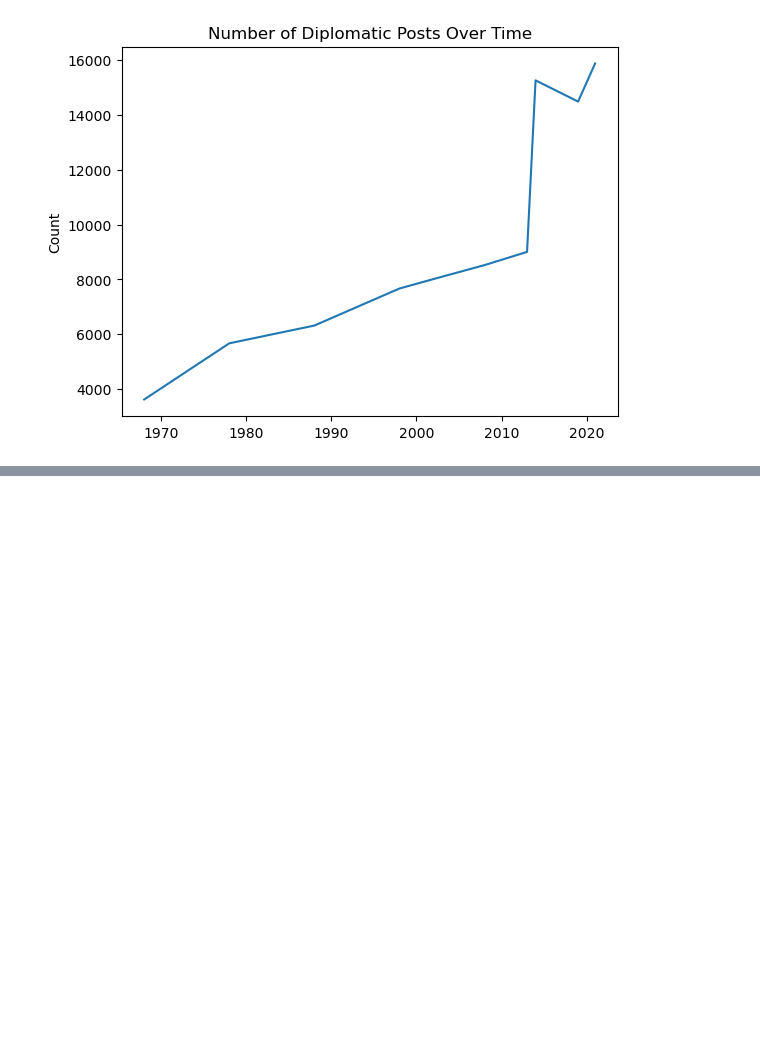
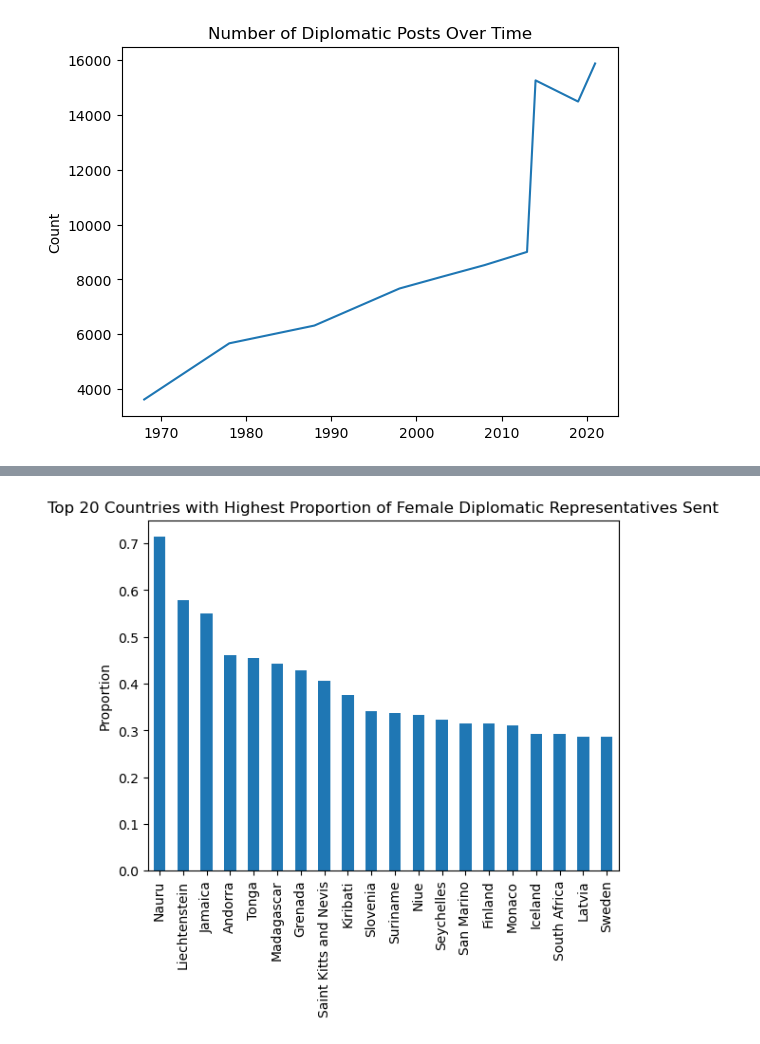
Before and after one commit to raj-rajat/Gender-and-Diplomatic-Representation, a Jupyter notebook: gender-and-diplomatic-representation.ipynb, the cells around one changed output, grey strips where cells are left out. Cells and saved outputs as stored; diff of their text form; code cells hidden in the pictures; blank space fills up the shorter version.

```diff
--- a/gender-and-diplomatic-representation.ipynb
+++ b/gender-and-diplomatic-representation.ipynb
@@ -363,0 +393,19 @@ plt.show()
+# %%
+# Group by the sending country and gender, and count the number of records for each group
+gender_counts_by_sending_country = df.groupby(['cname_send', 'gender_label']).size()
+
+# Calculate the total number of representatives sent by each country
+total_counts_by_sending_country = df['cname_send'].value_counts()
+
+# Calculate the proportion of female representatives sent by each country
+proportion_female_by_sending_country = gender_counts_by_sending_country[:, 'Female'] / total_counts_by_sending_country
+
+# Get the top 20 countries with the highest proportion of female representatives sent
+top_sending_countries_proportion_female = proportion_female_by_sending_country.sort_values(ascending=False).head(20)
+
+# Create a bar plot
+top_sending_countries_proportion_female.plot(kind='bar', title='Top 20 Countries with Highest Proportion of Female Diplomatic Representatives Sent')
+plt.ylabel('Proportion')
+plt.show()
+# %% [output]
+[figure, added]
```
Also changed, not shown: parts of 3 cells of this notebook.
